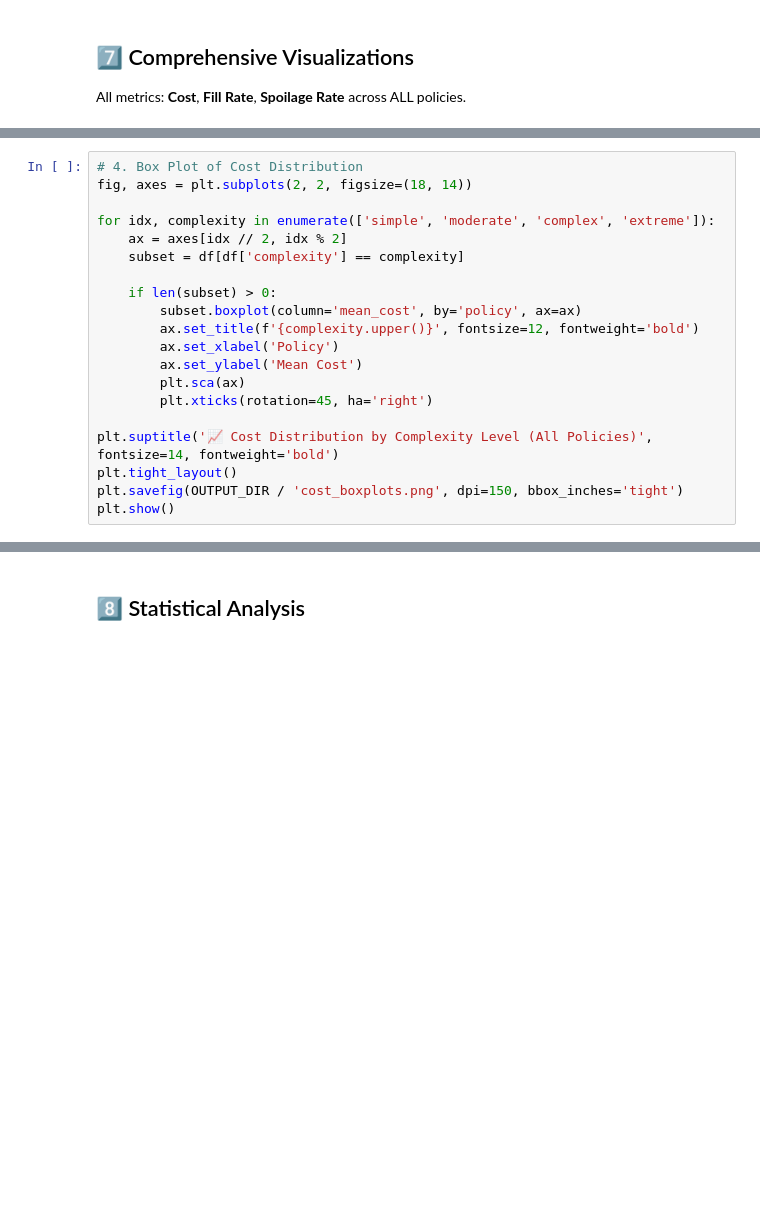
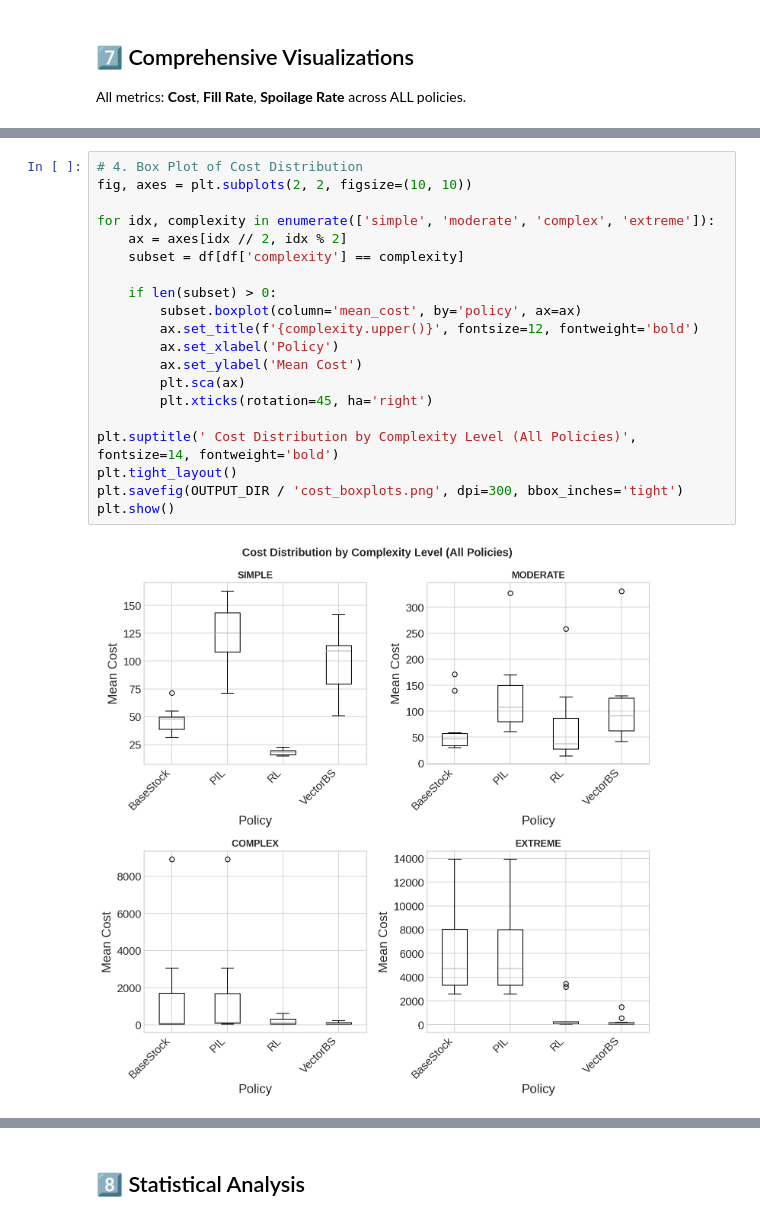
Before and after one commit to MahmoudZah/Multi-Supplier-Perishable-Inventory, a Jupyter notebook: colab_training/policy_benchmark.ipynb, the cells around one changed output, grey strips where cells are left out. Drawn from its saved outputs; the diff is of its cells as text; blank space fills up the shorter version.

```diff
--- a/colab_training/policy_benchmark.ipynb
+++ b/colab_training/policy_benchmark.ipynb
@@ -521,22 +672,24 @@ plt.show()
 # %%
 # 4. Box Plot of Cost Distribution
-fig, axes = plt.subplots(2, 2, figsize=(18, 14))
+fig, axes = plt.subplots(2, 2, figsize=(10, 10))
 
 for idx, complexity in enumerate(['simple', 'moderate', 'complex', 'extreme']):
     ax = axes[idx // 2, idx % 2]
     subset = df[df['complexity'] == complexity]
 
     if len(subset) > 0:
         subset.boxplot(column='mean_cost', by='policy', ax=ax)
         ax.set_title(f'{complexity.upper()}', fontsize=12, fontweight='bold')
         ax.set_xlabel('Policy')
         ax.set_ylabel('Mean Cost')
         plt.sca(ax)
         plt.xticks(rotation=45, ha='right')
 
-plt.suptitle('📈 Cost Distribution by Complexity Level (All Policies)', fontsize=14, fontweight='bold')
+plt.suptitle(' Cost Distribution by Complexity Level (All Policies)', fontsize=14, fontweight='bold')
 plt.tight_layout()
-plt.savefig(OUTPUT_DIR / 'cost_boxplots.png', dpi=150, bbox_inches='tight')
+plt.savefig(OUTPUT_DIR / 'cost_boxplots.png', dpi=300, bbox_inches='tight')
 plt.show()
+# %% [output]
+[figure, added]
 # %%
 # 5. Heatmaps of All Metrics
```
Also changed, not shown: parts of 31 cells of this notebook, 7 other files.
